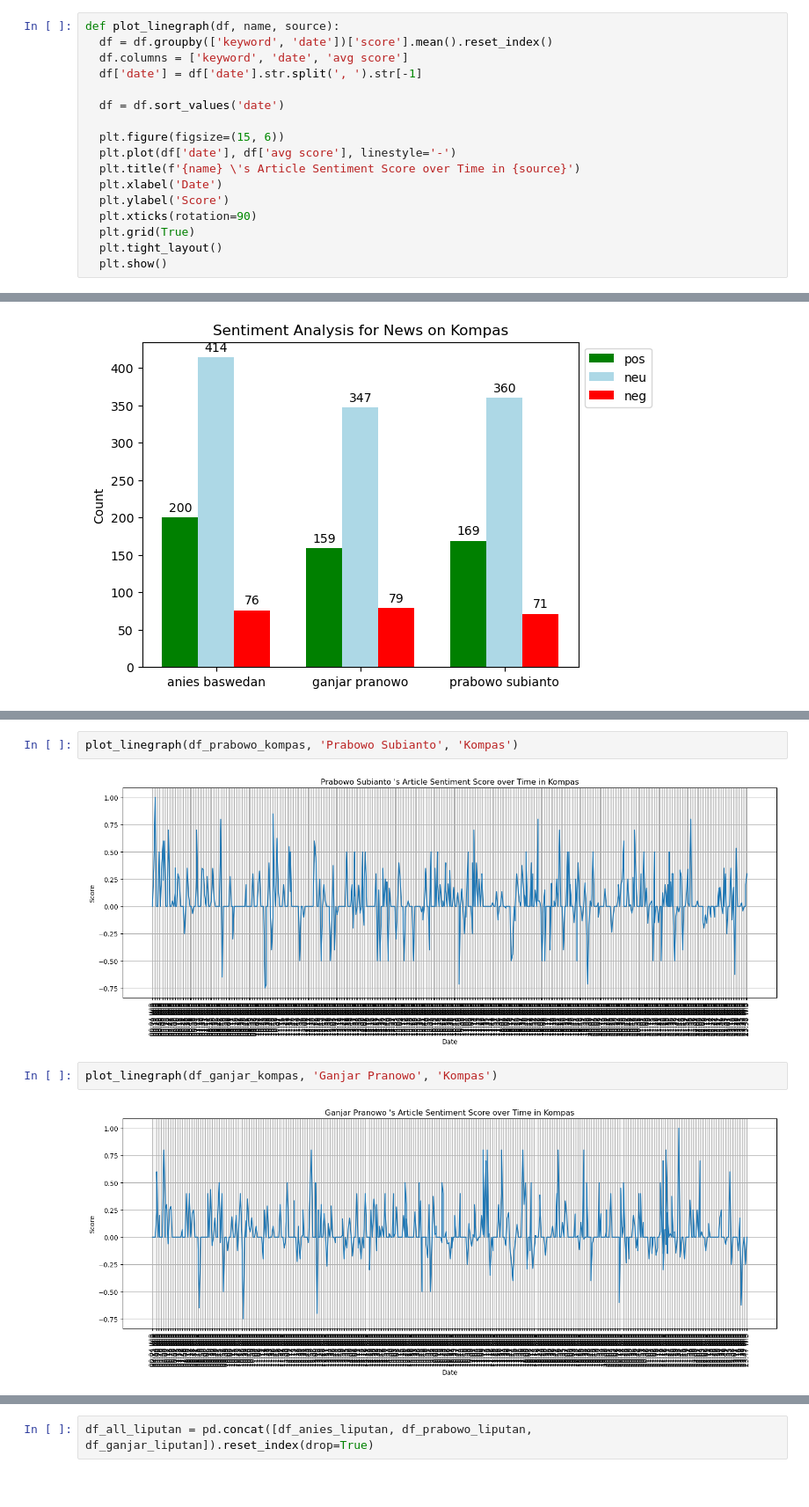
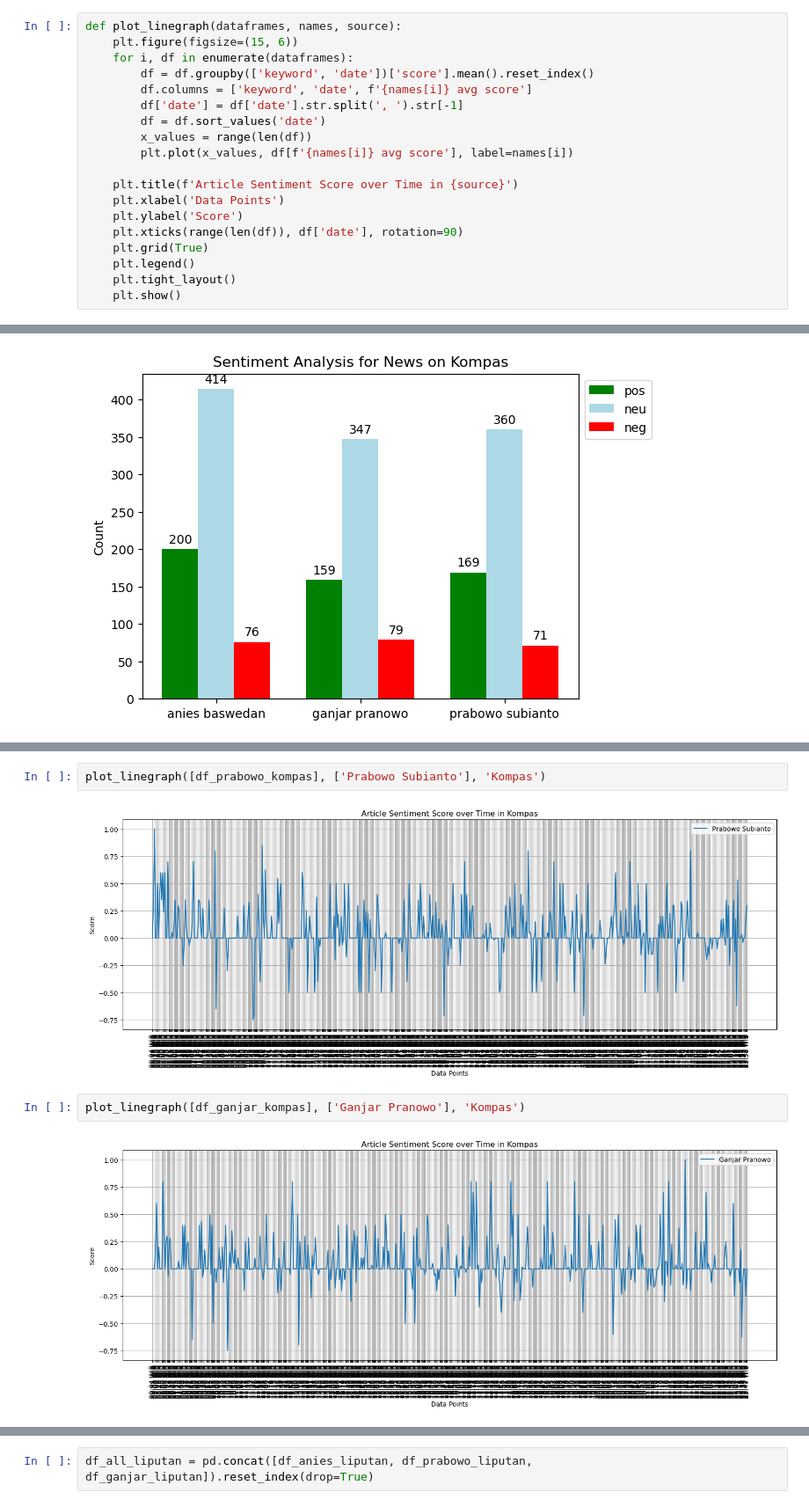
Before and after one commit to harmonicnauts/Pemilu_2024, a Jupyter notebook: pilpres_2024_3sources.ipynb, the cells around one changed output, grey strips where cells are left out. Shown at 88% size. Drawn from its saved outputs; the diff is of its cells as text.

Commit message:
side by side line graph

```diff
--- a/pilpres_2024_3sources.ipynb
+++ b/pilpres_2024_3sources.ipynb
@@ -608,22 +548,24 @@ def data_visualization(df, name):
 
   plt.show()
 # %%
-def plot_linegraph(df, name, source):
-  df = df.groupby(['keyword', 'date'])['score'].mean().reset_index()
-  df.columns = ['keyword', 'date', 'avg score']
-  df['date'] = df['date'].str.split(', ').str[-1]
+def plot_linegraph(dataframes, names, source):
+    plt.figure(figsize=(15, 6))
+    for i, df in enumerate(dataframes):
+        df = df.groupby(['keyword', 'date'])['score'].mean().reset_index()
+        df.columns = ['keyword', 'date', f'{names[i]} avg score']
+        df['date'] = df['date'].str.split(', ').str[-1]
+        df = df.sort_values('date')
+        x_values = range(len(df))
+        plt.plot(x_values, df[f'{names[i]} avg score'], label=names[i])
 
-  df = df.sort_values('date')
-
-  plt.figure(figsize=(15, 6))
-  plt.plot(df['date'], df['avg score'], linestyle='-')
-  plt.title(f'{name} \'s Article Sentiment Score over Time in {source}')
-  plt.xlabel('Date')
-  plt.ylabel('Score')
-  plt.xticks(rotation=90)
-  plt.grid(True)
-  plt.tight_layout()
-  plt.show()
+    plt.title(f'Article Sentiment Score over Time in {source}')
+    plt.xlabel('Data Points')
+    plt.ylabel('Score')
+    plt.xticks(range(len(df)), df['date'], rotation=90)
+    plt.grid(True)
+    plt.legend()
+    plt.tight_layout()
+    plt.show()
 # %%
 df_all_detik = pd.concat([df_anies_detik, df_prabowo_detik, df_ganjar_detik]).reset_index(drop=True)
 # %%
@@ -655,8 +601,8 @@ plot_linegraph(df_anies_kompas, 'Anies Baswedan', 'Kompas')
 # %%
-plot_linegraph(df_prabowo_kompas, 'Prabowo Subianto', 'Kompas')
+plot_linegraph([df_prabowo_kompas], ['Prabowo Subianto'], 'Kompas')
 # %% [output]
-[figure, old version]
+[figure, new version]
 # %%
-plot_linegraph(df_ganjar_kompas, 'Ganjar Pranowo', 'Kompas')
+plot_linegraph([df_ganjar_kompas], ['Ganjar Pranowo'], 'Kompas')
 # %% [output]
-[figure, old version]
+[figure, new version]
```
Also changed, not shown: parts of 13 cells of this notebook.
